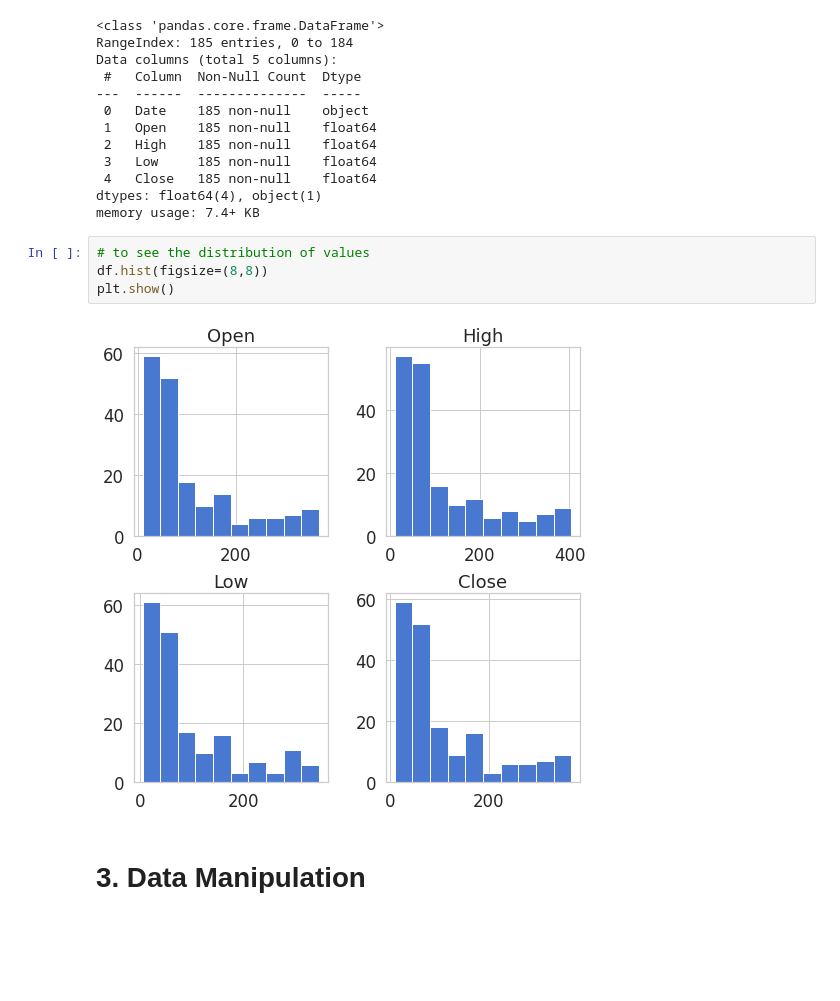
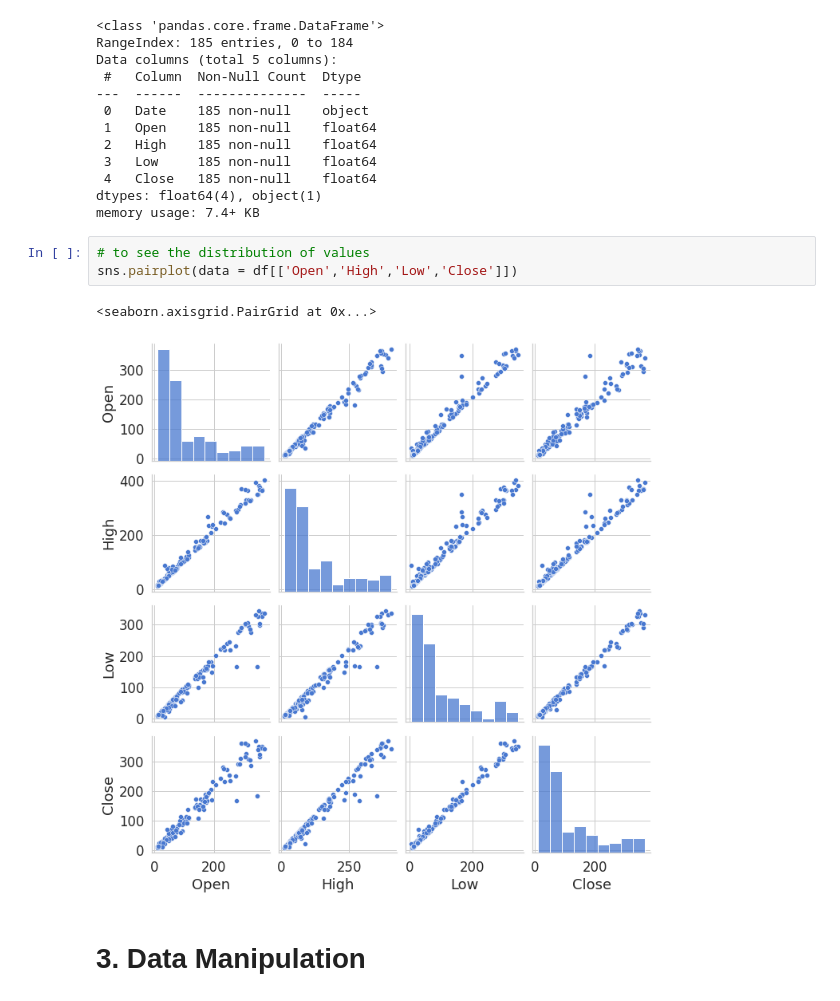
Before and after one commit to abhikr1302/ML_Capstone_Yes_Bank_Stock_closing_Prediction, a Jupyter notebook: ML_Stock_Prediction.ipynb, the cells around one changed output. Saved outputs shown, nothing was run; the diff lists cells and outputs as text; blank space fills up the shorter version.

```diff
--- a/ML_Stock_Prediction.ipynb
+++ b/ML_Stock_Prediction.ipynb
@@ -111,10 +113,10 @@ dtypes: float64(4), object(1)
 memory usage: 7.4+ KB
 # %%
 # to see the distribution of values
-df.hist(figsize=(8,8))
-plt.show()
+sns.pairplot(data = df[['Open','High','Low','Close']])
 # %% [output]
+<seaborn.axisgrid.PairGrid at 0x...>
-[figure, old version]
+[figure, new version]
 # %% [markdown]
 # **3. Data Manipulation**
 # %% [markdown]
```
Also changed, not shown: parts of 11 cells of this notebook.
